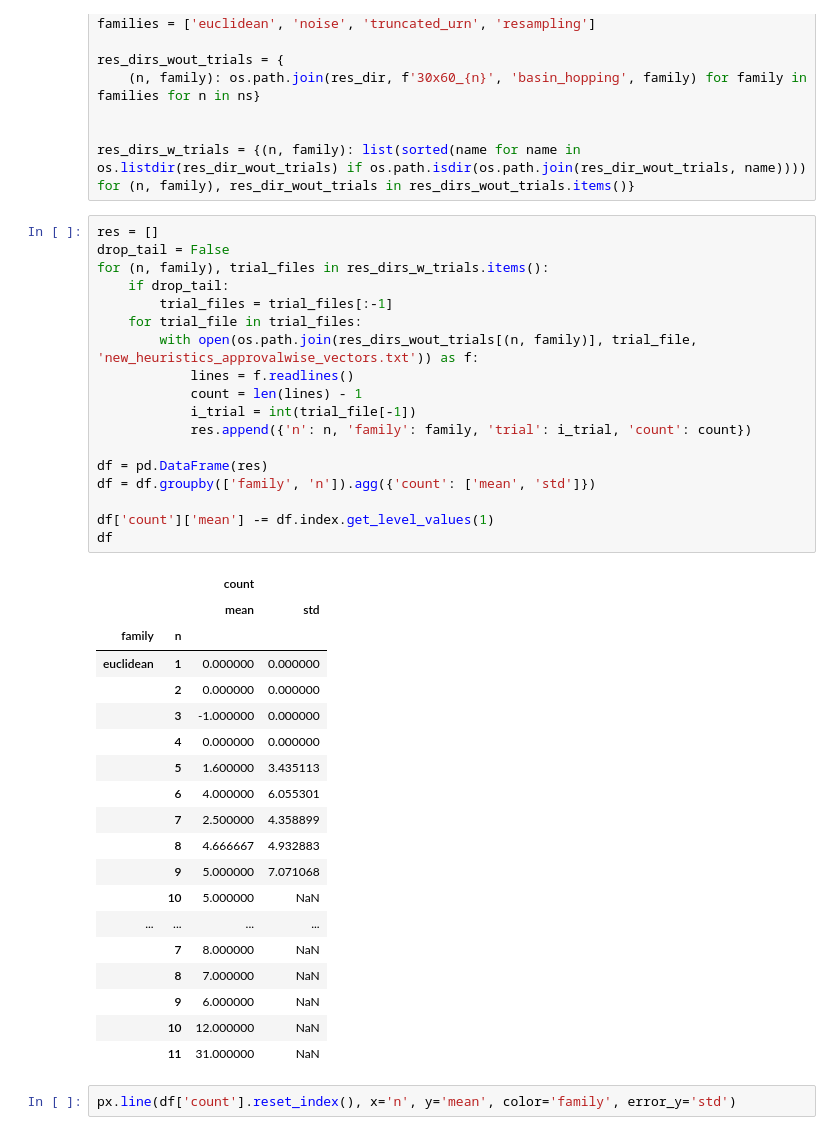
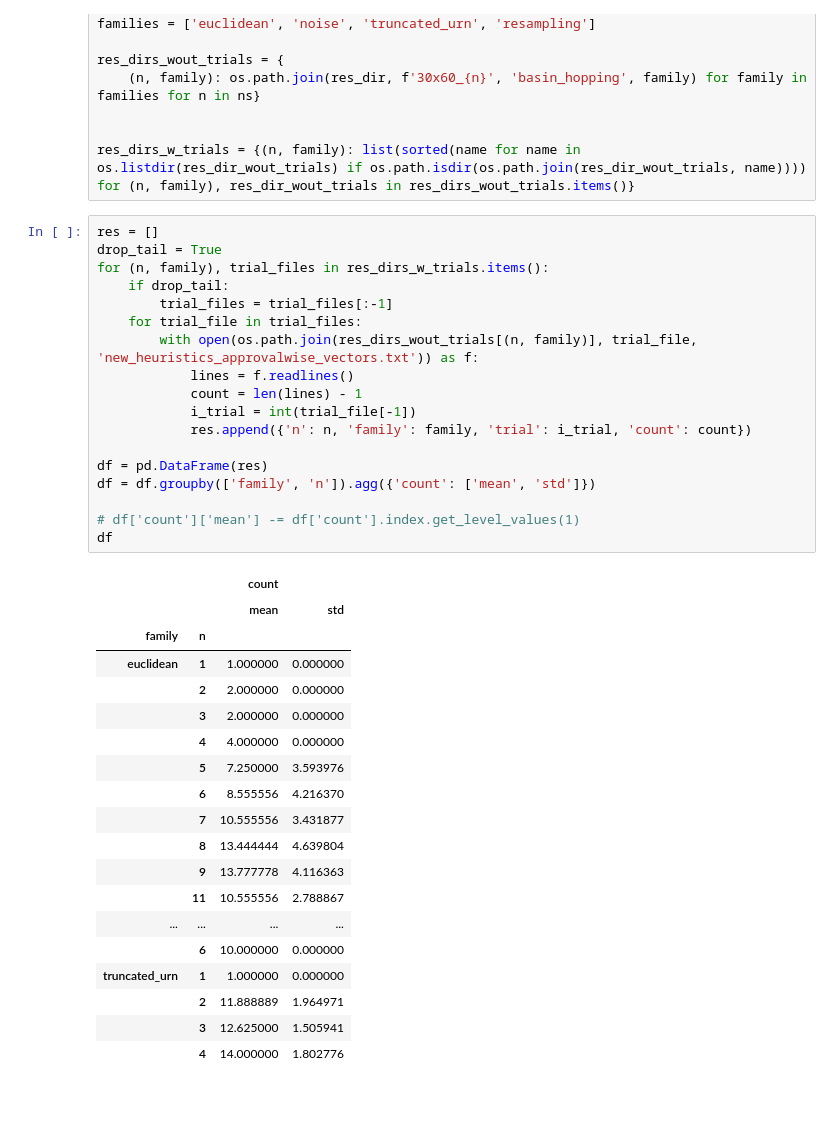
Before and after one commit to Janix4000/holes-in-elections, a Jupyter notebook: approval_l1/how_long_reference_is_better_metric.ipynb, the cells around one changed output. Drawn from its saved outputs; the diff is of its cells as text; blank space fills up the shorter version.

```diff
--- a/approval_l1/how_long_reference_is_better_metric.ipynb
+++ b/approval_l1/how_long_reference_is_better_metric.ipynb
@@ -21,41 +21,39 @@ res_dirs_wout_trials = {
 res_dirs_w_trials = {(n, family): list(sorted(name for name in os.listdir(res_dir_wout_trials) if os.path.isdir(os.path.join(res_dir_wout_trials, name)))) for (n, family), res_dir_wout_trials in res_dirs_wout_trials.items()}
 # %%
 res = []
-drop_tail = False
+drop_tail = True
 for (n, family), trial_files in res_dirs_w_trials.items():
     if drop_tail:
         trial_files = trial_files[:-1]
     for trial_file in trial_files:
         with open(os.path.join(res_dirs_wout_trials[(n, family)], trial_file, 'new_heuristics_approvalwise_vectors.txt')) as f:
             lines = f.readlines()
             count = len(lines) - 1
             i_trial = int(trial_file[-1])
             res.append({'n': n, 'family': family, 'trial': i_trial, 'count': count})
 
 df = pd.DataFrame(res)
 df = df.groupby(['family', 'n']).agg({'count': ['mean', 'std']})
 
-df['count']['mean'] -= df.index.get_level_values(1)
+# df['count']['mean'] -= df['count'].index.get_level_values(1)
 df
 # %% [output]
 |  |  | count |  |
 |  |  | mean | std |
 | family | n |  |  |
-| euclidean | 1 | 0.000000 | 0.000000 |
-|  | 2 | 0.000000 | 0.000000 |
-|  | 3 | -1.000000 | 0.000000 |
-|  | 4 | 0.000000 | 0.000000 |
-|  | 5 | 1.600000 | 3.435113 |
-|  | 6 | 4.000000 | 6.055301 |
-|  | 7 | 2.500000 | 4.358899 |
-|  | 8 | 4.666667 | 4.932883 |
-|  | 9 | 5.000000 | 7.071068 |
-|  | 10 | 5.000000 | NaN |
+| euclidean | 1 | 1.000000 | 0.000000 |
+|  | 2 | 2.000000 | 0.000000 |
+|  | 3 | 2.000000 | 0.000000 |
+|  | 4 | 4.000000 | 0.000000 |
+|  | 5 | 7.250000 | 3.593976 |
+|  | 6 | 8.555556 | 4.216370 |
+|  | 7 | 10.555556 | 3.431877 |
+|  | 8 | 13.444444 | 4.639804 |
+|  | 9 | 13.777778 | 4.116363 |
+|  | 11 | 10.555556 | 2.788867 |
 | ... | ... | ... | ... |
-|  | 7 | 8.000000 | NaN |
-|  | 8 | 7.000000 | NaN |
-|  | 9 | 6.000000 | NaN |
-|  | 10 | 12.000000 | NaN |
-|  | 11 | 31.000000 | NaN |
+|  | 6 | 10.000000 | 0.000000 |
+| truncated_urn | 1 | 1.000000 | 0.000000 |
+|  | 2 | 11.888889 | 1.964971 |
+|  | 3 | 12.625000 | 1.505941 |
+|  | 4 | 14.000000 | 1.802776 |
-# %%
-px.line(df['count'].reset_index(), x='n', y='mean', color='family', error_y='std')
```
Also changed, not shown: parts of 1 cell of this notebook.
